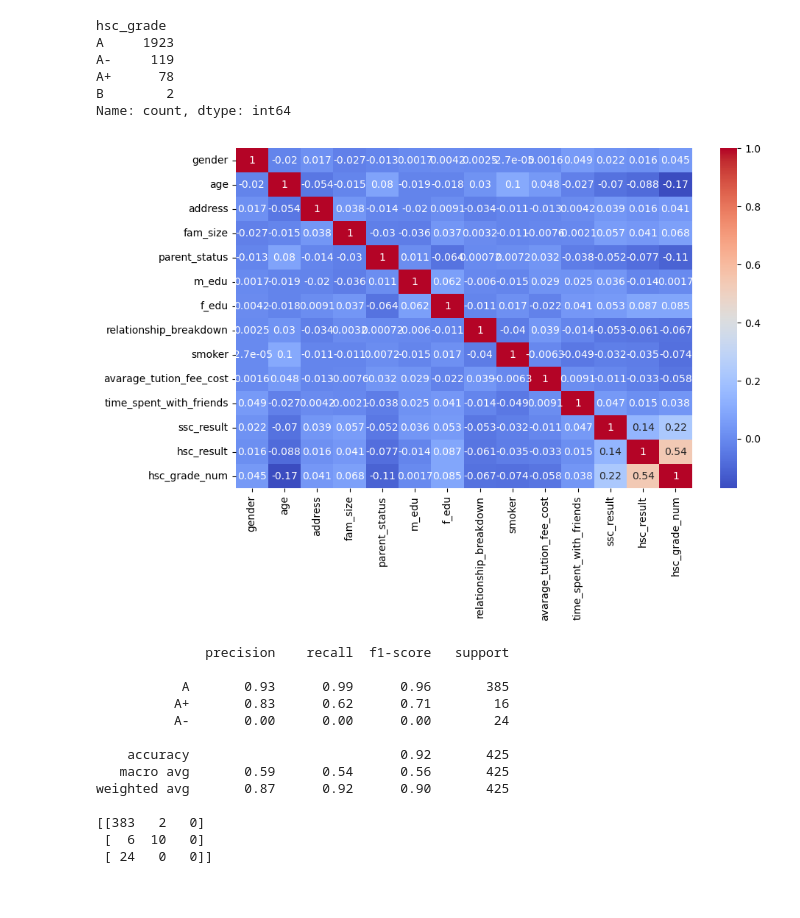
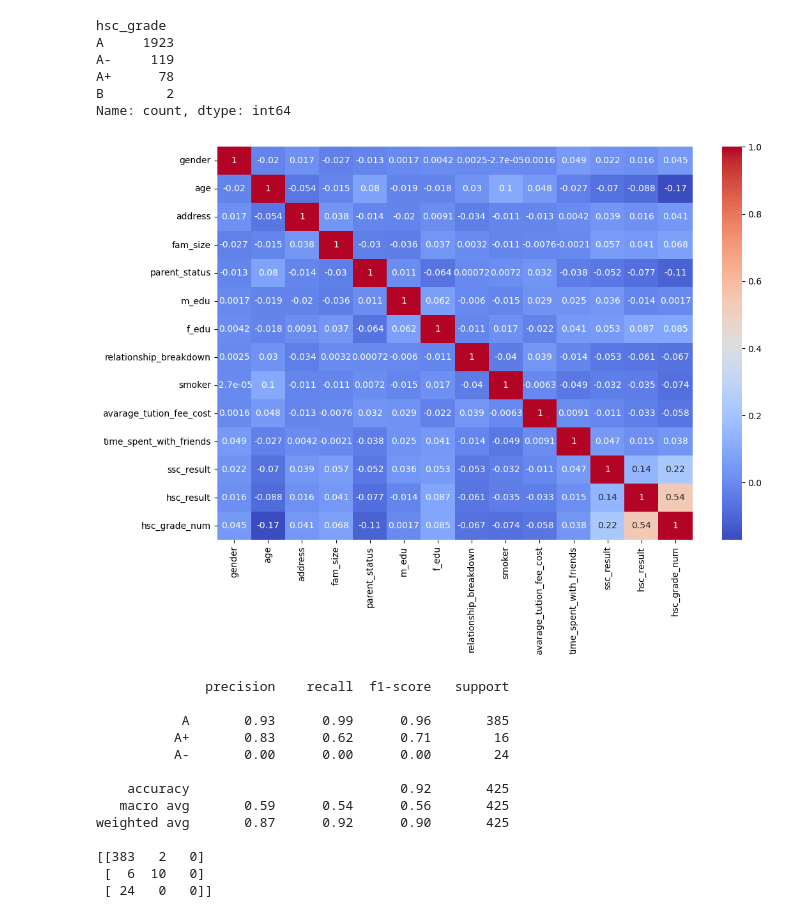
Before and after one commit to ssavi45/Student-Performance-Predictor, a Jupyter notebook: test.ipynb, the cells around one changed output. Saved outputs shown, nothing was run; the diff lists cells and outputs as text; code cells hidden in the pictures.

```diff
--- a/test.ipynb
+++ b/test.ipynb
@@ -165,9 +165,9 @@ df[['avarage_tution_fee_cost', 'age']] = scaler.fit_transform(df[['avarage_tutio
 # %%
 import seaborn as sns
 import matplotlib.pyplot as plt
 
-plt.figure(figsize=(10,6))
+plt.figure(figsize=(12,8))
 sns.heatmap(df.corr(numeric_only=True), annot=True, cmap='coolwarm')
 plt.show()
 # %% [output]
-[figure, old version]
+[figure, new version]
```
Also changed, not shown: parts of 19 cells of this notebook, 11 other files.
